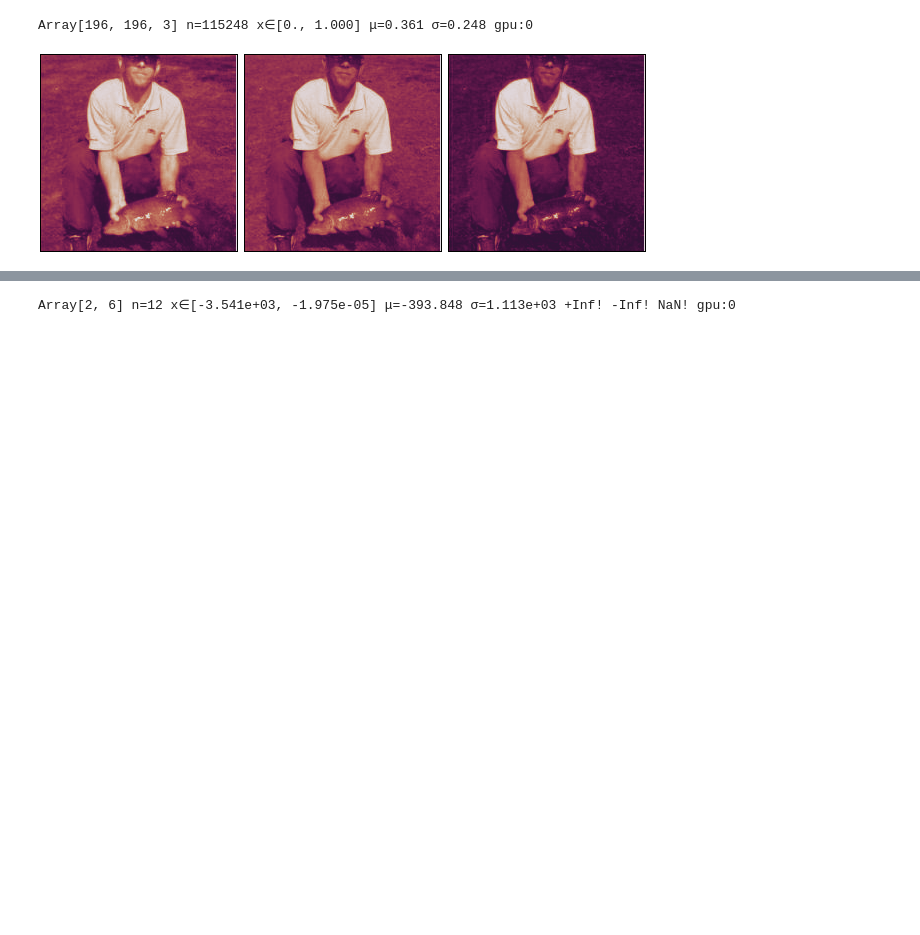
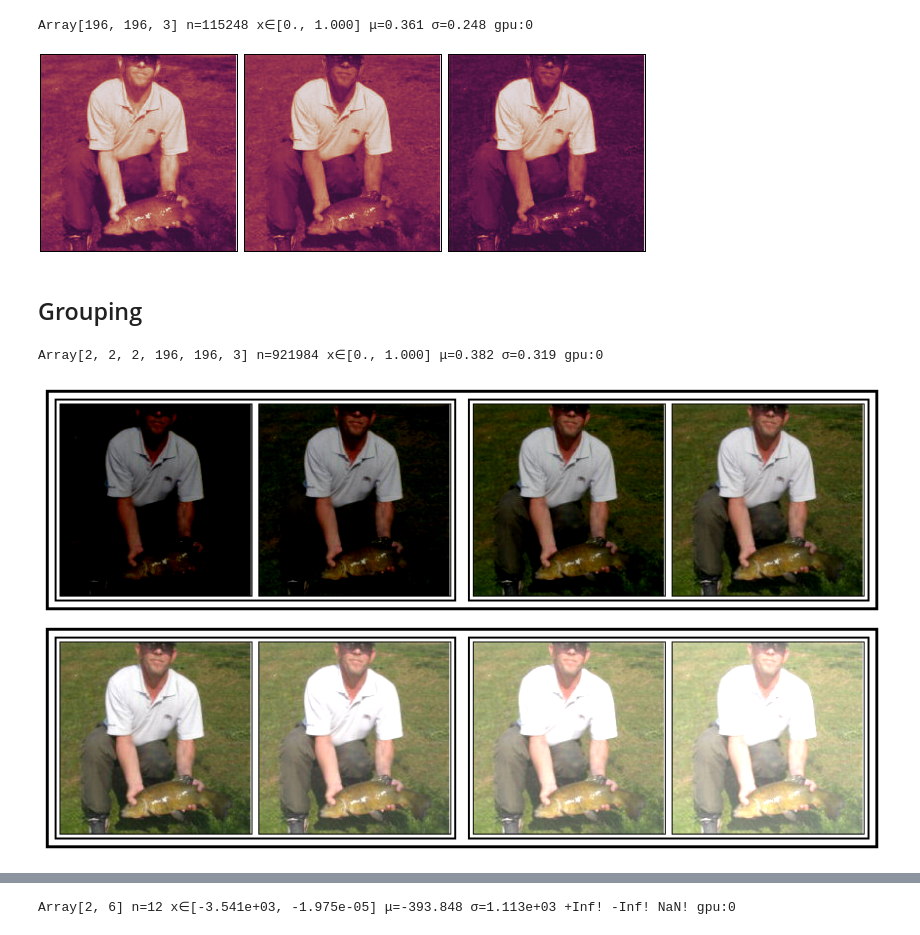
Before and after one commit to xl0/lovely-jax, a Jupyter notebook: nbs/index.ipynb, the cells around one changed output, grey strips where cells are left out. Drawn from its saved outputs; the diff is of its cells as text; code cells hidden in the pictures; blank space fills up the shorter version.

```diff
--- a/nbs/index.ipynb
+++ b/nbs/index.ipynb
@@ -251,0 +236,17 @@ numbers_01.chans
+# %% [markdown]
+## Grouping
+# %%
+# Make 8 images with progressively higher brightness and stack them 2x2x2.
+eight_images = (jnp.stack([numbers]*8) + jnp.linspace(-2, 2, 8)[:,None,None,None])
+eight_images = (eight_images
+                     *jnp.array(in_stats[1])
+                     +jnp.array(in_stats[0])
+                ).clip(0,1).reshape(2,2,2,196,196,3)
+
+eight_images
+# %% [output]
+Array[2, 2, 2, 196, 196, 3] n=921984 x∈[0., 1.000] μ=0.382 σ=0.319 gpu:0
+# %%
+eight_images.rgb
+# %% [output]
+[figure, added]
```
Also changed, not shown: parts of 44 cells of this notebook, 22 other files.
